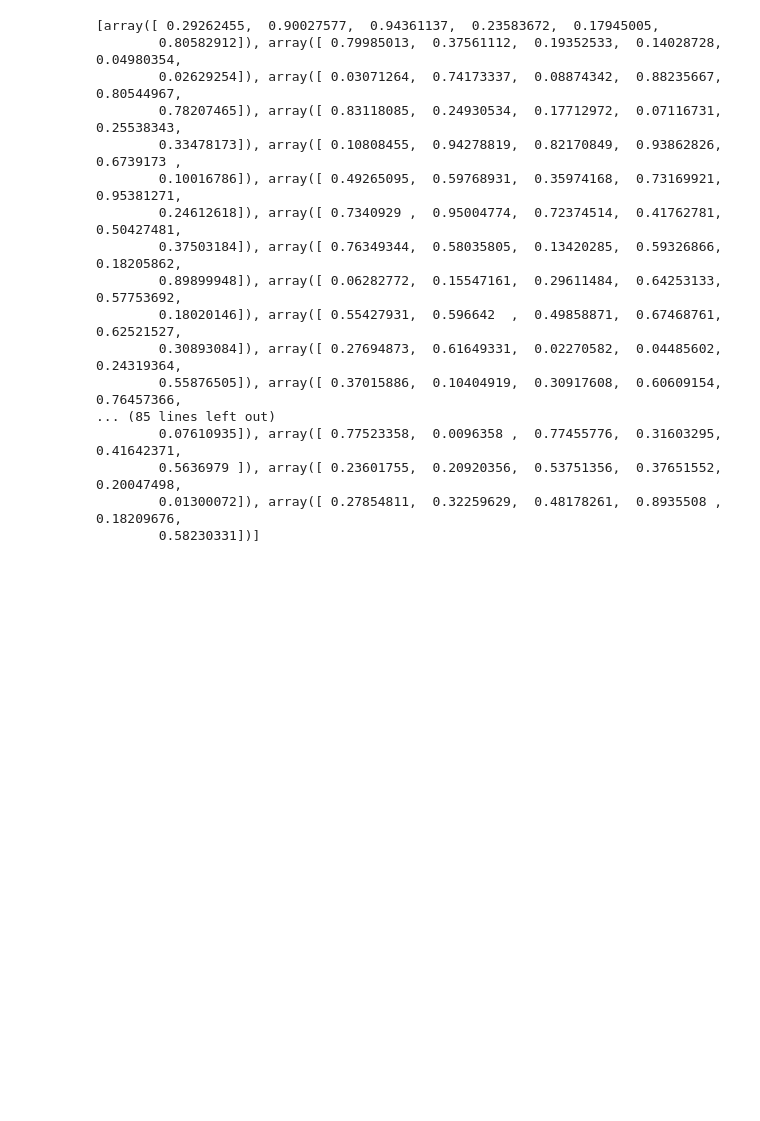
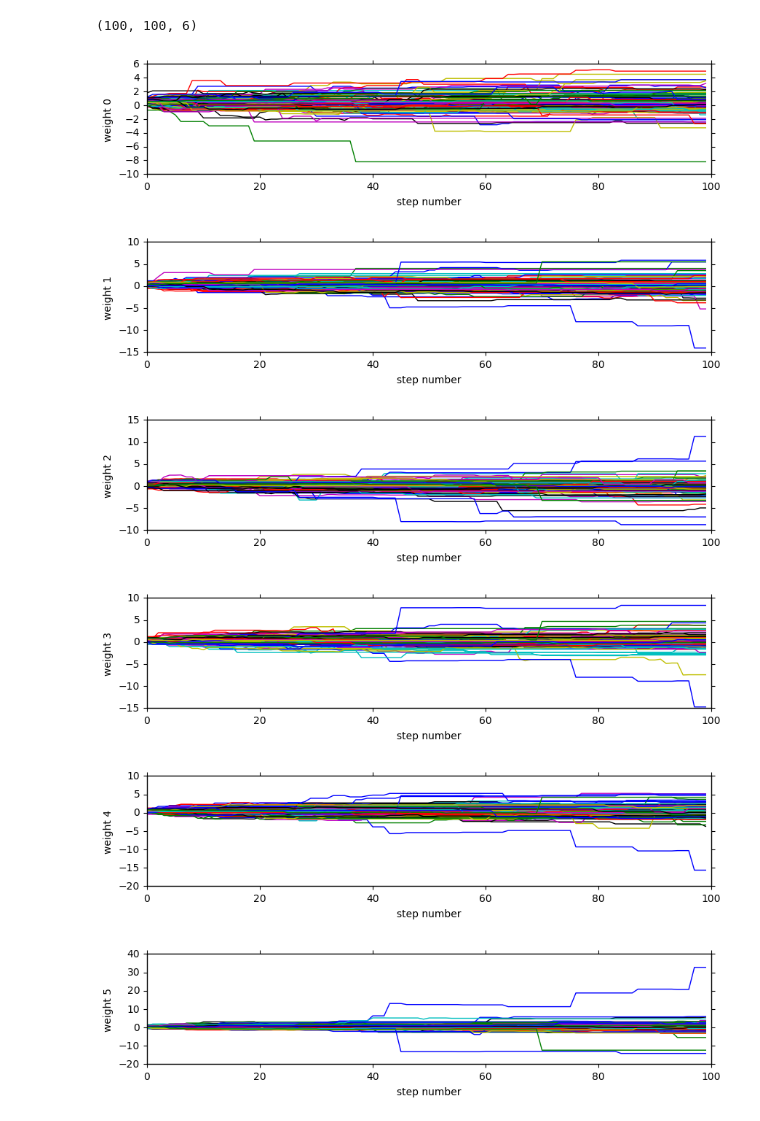
Before and after one commit to zpenoyre/network, a Jupyter notebook: network.ipynb, the cells around one changed output. Drawn from its saved outputs; the diff is of its cells as text; code cells hidden in the pictures; blank space fills up the shorter version.

Commit message:
Fixed reward function

```diff
--- a/network.ipynb
+++ b/network.ipynb
@@ -44,14 +62,28 @@ def sig(x):
 #    print(nodes[i].wNode)
 # %%
 def reward(weights,nNode,nInput):
-    wNodes=np.split(weights,nNode)
-    inputs=np.random.random(nInput)
+    """
+    Calculates the absolute value of the difference between the network's output, "netOut," and the true
+    training set output, "trueOut." (This is our "log likelihood;" since the network is only outputting a single number,
+    the absolute value is equivalent to the root-mean-square error of the outputs.)
+    """
+    wNodes=np.split(weights,nNode) #converts 1D array of shape (2*nNode,) into 2D array of shape (nNode, 2)
+    inputs=np.random.random(nInput) #two random integers ("training set input")
+    trueOut=np.sum(inputs) #sum of inputs ("training set output")
+
     nodes=initNetwork(nInput,nNode,1,wNodes)
     nodes=resetNodes(nodes,inputs)
-    trueOut=np.sum(inputs)
     netOut=runNetwork(nodes,100)
+
     diff=trueOut-netOut
-    return np.exp(-(diff**2)/(2*trueOut**2))
+
+    RMSerr = -np.abs(diff) #equivalent to RMS = -np.sqrt(diff**2 / len(diff)) = -np.sqrt(diff**2 / 1)
+
+    if np.isfinite(RMSerr)==False: #If RMSerr = -inf, then e**RMSerr = 0 (so this choice of weights is terrible, the walkers shouldn't go here)
+        return -np.inf
+
+    else: #else, return the RMS error, which is our "log likelihood."
+        return RMSerr
 
 def resetNodes(nodes,inputs):
     for i in range(nNode):
@@ -94,8 +163,4 @@ def runNetwork(nodes,nMax):
 # %%
-nNode=3
-nInput=2
-nWalkers=100
-w0=[np.random.random(2*nNode) for i in range(nWalkers)]
-sampler = emcee.EnsembleSampler(nWalkers, 2*nNode, reward, args=[nNode,nInput])
+sampler = emcee.EnsembleSampler(nwalkers=nWalkers, dim=2*nNode, lnpostfn=reward, args=[nNode,nInput])
 sampler.run_mcmc(w0,100)
 # %% [output]
@@ -108,20 +184,23 @@ ValueError: lnprob returned NaN.
-# %%
-print(w0)
-# %% [output]
-[array([ 0.29262455,  0.90027577,  0.94361137,  0.23583672,  0.17945005,
-        0.80582912]), array([ 0.79985013,  0.37561112,  0.19352533,  0.14028728,  0.04980354,
-        0.02629254]), array([ 0.03071264,  0.74173337,  0.08874342,  0.88235667,  0.80544967,
-        0.78207465]), array([ 0.83118085,  0.24930534,  0.17712972,  0.07116731,  0.25538343,
-        0.33478173]), array([ 0.10808455,  0.94278819,  0.82170849,  0.93862826,  0.6739173 ,
-        0.10016786]), array([ 0.49265095,  0.59768931,  0.35974168,  0.73169921,  0.95381271,
-        0.24612618]), array([ 0.7340929 ,  0.95004774,  0.72374514,  0.41762781,  0.50427481,
-        0.37503184]), array([ 0.76349344,  0.58035805,  0.13420285,  0.59326866,  0.18205862,
-        0.89899948]), array([ 0.06282772,  0.15547161,  0.29611484,  0.64253133,  0.57753692,
-        0.18020146]), array([ 0.55427931,  0.596642  ,  0.49858871,  0.67468761,  0.62521527,
-        0.30893084]), array([ 0.27694873,  0.61649331,  0.02270582,  0.04485602,  0.24319364,
-        0.55876505]), array([ 0.37015886,  0.10404919,  0.30917608,  0.60609154,  0.76457366,
-... (85 lines left out)
-        0.07610935]), array([ 0.77523358,  0.0096358 ,  0.77455776,  0.31603295,  0.41642371,
-        0.5636979 ]), array([ 0.23601755,  0.20920356,  0.53751356,  0.37651552,  0.20047498,
-        0.01300072]), array([ 0.27854811,  0.32259629,  0.48178261,  0.8935508 ,  0.18209676,
-        0.58230331])]
+# %%
+print(np.shape(sampler.chain)) #shape = (nwalkers, nsteps, ndim)
+# %% [output]
+(100, 100, 6)
+# %%
+#Plot the chains to see what they're doing and if they're converging to any particular values of the weights
+for i in range(2*nNode):
+    fig = plt.figure(figsize=(10,2))
+
+    for j in range(nWalkers):
+        plt.plot(sampler.chain[j,:,i])
+
+    plt.ylabel("weight {0}".format(i))
+    plt.xlabel("step number")
+
+    plt.show()
+# %% [output]
+[figure, added]
+[figure, added]
+[figure, added]
+[figure, added]
+[figure, added]
+[figure, added]
```
Also changed, not shown: parts of 6 cells of this notebook.
